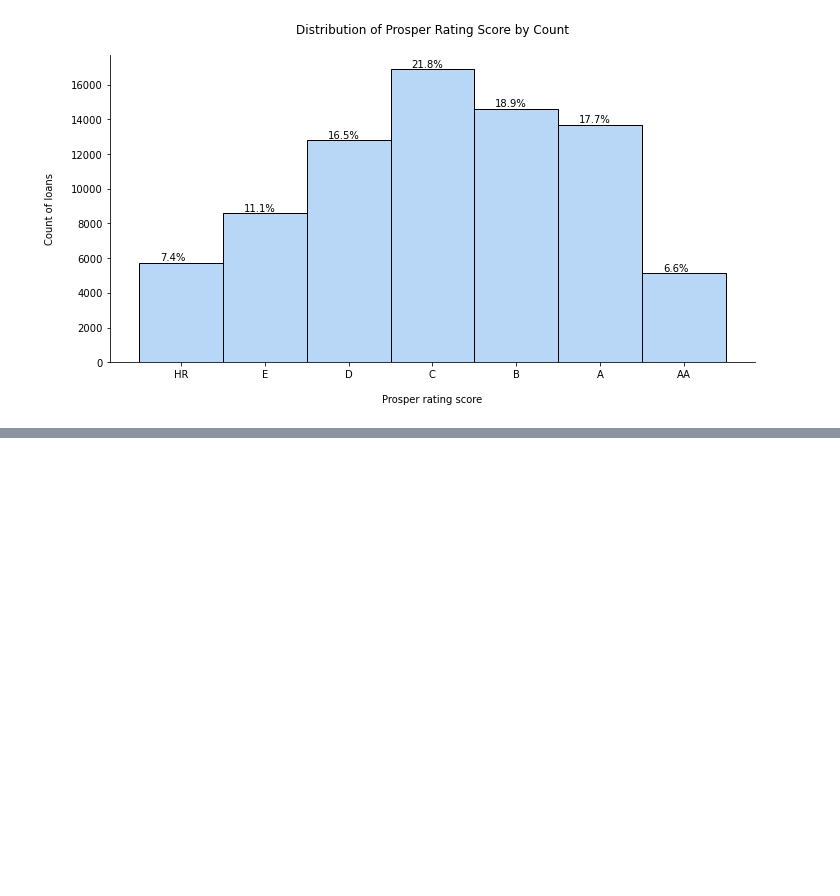
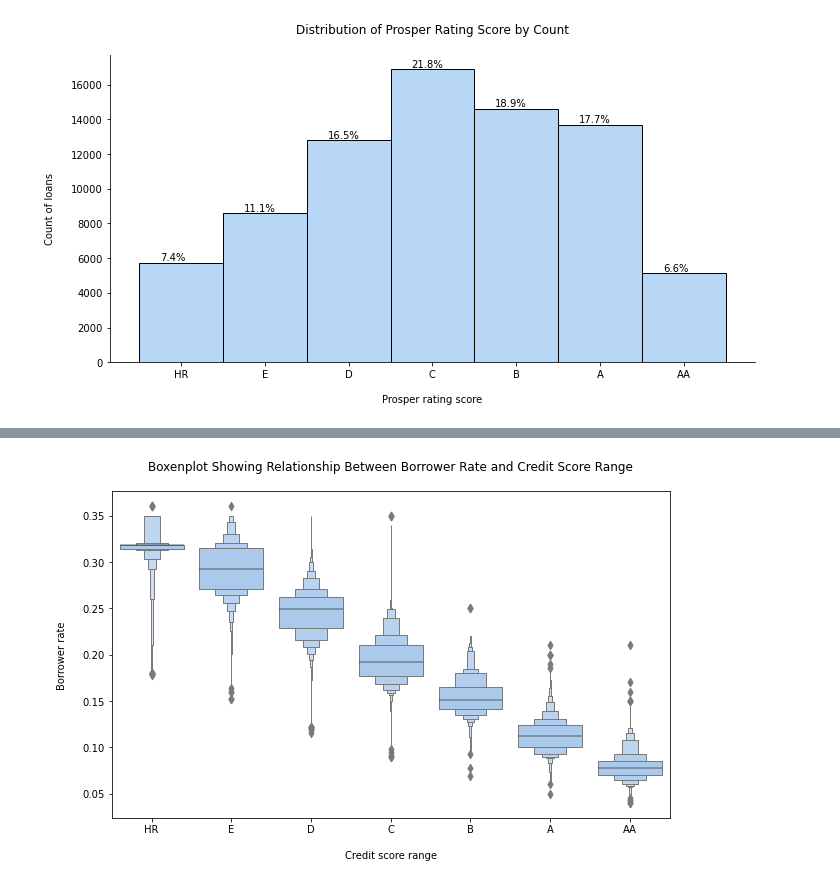
Before and after one commit to ArthurEzenwanne/visualize-communicate-project, a Jupyter notebook: Part_II_slide_deck.ipynb, the cells around one changed output, grey strips where cells are left out. Drawn from its saved outputs; the diff is of its cells as text; code cells hidden in the pictures; blank space fills up the shorter version.

```diff
--- a/Part_II_slide_deck.ipynb
+++ b/Part_II_slide_deck.ipynb
@@ -216,0 +235,11 @@ plt.show();
+# %%
+# plot a boxenplot of Borrower Rate vs Prosper Risk Score
+sb.boxenplot(data=df_clean, y='BorrowerRate', x='ProsperRating', color=palette_base[0])
+
+#
+plt.xlabel("\nCredit score range\n")
+plt.ylabel('\nBorrower rate\n')
+plt.title('Boxenplot Showing Relationship Between Borrower Rate and Credit Score Range\n')
+plt.show();
+# %% [output]
+[figure, added]
```
Also changed, not shown: parts of 5 cells of this notebook.
